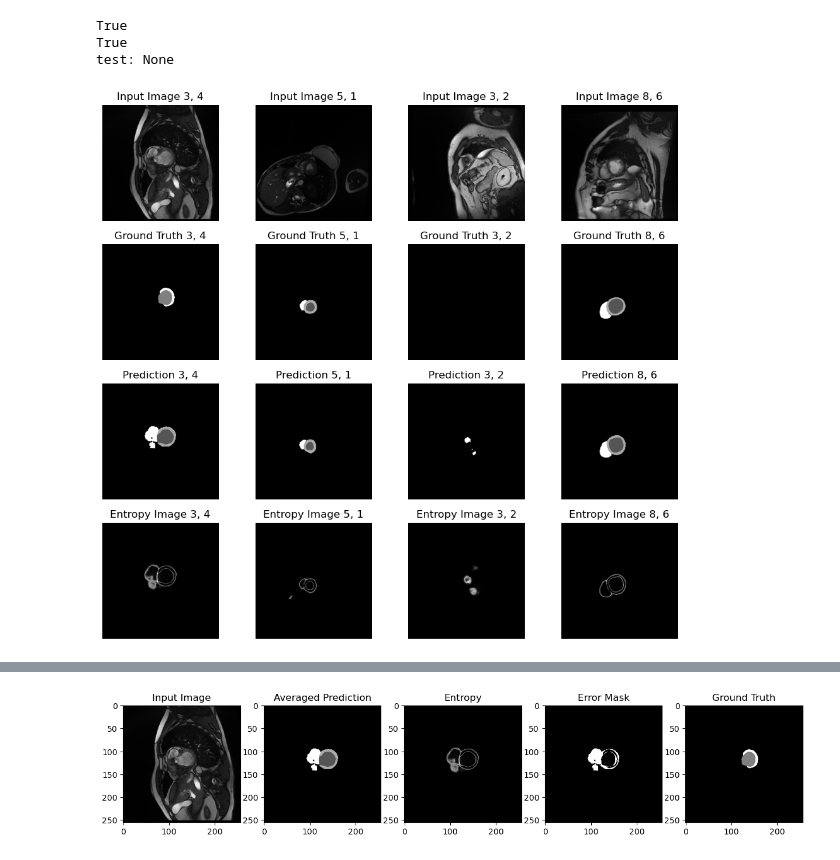
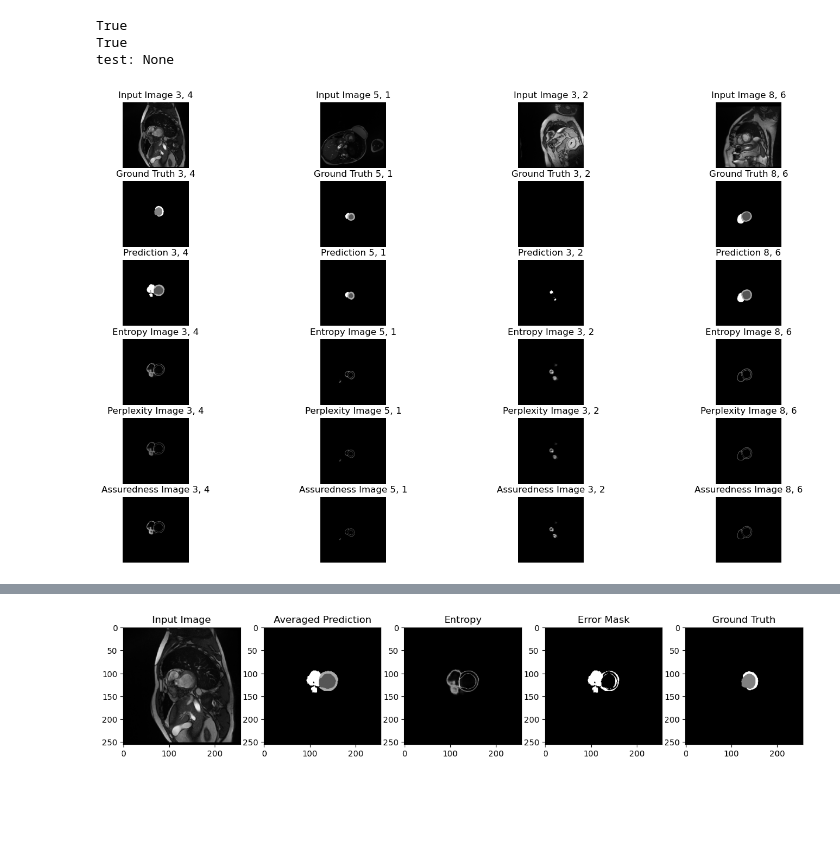
Before and after one commit to youssefshawki9/uncertainty-interactive-visualization-backend, a Jupyter notebook: src/notebooks/lab_draft.ipynb, the cells around one changed output, grey strips where cells are left out. Saved outputs shown, nothing was run; the diff lists cells and outputs as text; code cells hidden in the pictures; blank space fills up the shorter version.

Commit message:
Added Perplexity and [1-max(prob)] aka. 'Assuredness'

```diff
--- a/src/notebooks/lab_draft.ipynb
+++ b/src/notebooks/lab_draft.ipynb
@@ -231,6 +231,7 @@ test_loader = datamodule.test_dataloader()
 #Keyword to find this: GETIMAGES
 
 from collections import defaultdict
+import numpy as np
 
 image_indices = [(3,4),(5,1),(3,2),(8,6)]
 
@@ -245,42 +246,53 @@ model = model.cuda() #move model to gpu
 model.eval() #set to eval mode. disables dropout layers too.
 softmax = torch.nn.Softmax(dim=1)
 
-position, batch_index, image_index, input_image, target_image, prediction_image, entropy_image = [],[],[],[],[],[],[]
+position, batch_index, image_index, input_image, target_image, prediction_image, entropy_image, perplexity_image, assuredness_image = [],[],[],[],[],[],[],[],[]
 for i,batch in enumerate(dataloader):
     if i in indices.keys():
         images = batch["input"].cuda()
         for im_idx in indices[i]:
             position.append(image_indices.index((i,im_idx))) #Helper column for custom ordering
             batch_index.append(i)
             image_index.append(im_idx)
             input_image.append(batch["input"][im_idx].squeeze().numpy())
             target_image.append(batch["target"][im_idx].squeeze().numpy())
 
+
             with torch.no_grad():
                 pred = model(images[im_idx:im_idx+1])
                 prob = softmax(pred)
-                prediction_image.append(prob.argmax(dim=1).squeeze().cpu().numpy())
+                highest_class_prob = torch.max(prob,dim=1)
+            prediction_image.append(highest_class_prob.indices.squeeze().cpu().numpy())
             entropy = Categorical(prob.moveaxis(1,3)).entropy()
             entropy_image.append(entropy.squeeze().cpu().numpy())
+            perplexity = Categorical(prob.moveaxis(1,3)).perplexity()
+            perplexity_image.append(perplexity.squeeze().cpu().numpy())
+            assuredness_image.append(1 - highest_class_prob.values.squeeze().cpu().numpy())
 
-data = zip(position, batch_index, image_index, input_image, target_image, prediction_image, entropy_image)
-images_df = pd.DataFrame(data, index=position, columns=["position", "batch_index", "image_index", "input_image", "target_image", "prediction_image", "entropy_image"]).sort_index()
+data = zip(position, batch_index, image_index, input_image, target_image, prediction_image, entropy_image, perplexity_image, assuredness_image)
+images_df = pd.DataFrame(data, index=position,
+                         columns=["position", "batch_index", "image_index", "input_image", "target_image", "prediction_image", "entropy_image", "perplexity_image", "assuredness_image"]).sort_index()
 
-fig, ax = plt.subplots(4, len(image_indices), figsize=(12, 11))
+fig, ax = plt.subplots(6, len(image_indices), figsize=(18, 11))
 for i in range(len(image_indices)):
     ax[0][i].imshow(images_df["input_image"][i], cmap='gray')
     ax[0][i].set_title(f'Input Image {images_df["batch_index"][i]}, {images_df["image_index"][i]}')
     ax[1][i].imshow(images_df["target_image"][i], cmap='gray')
     ax[1][i].set_title(f'Ground Truth {images_df["batch_index"][i]}, {images_df["image_index"][i]}')
     ax[2][i].imshow(images_df["prediction_image"][i], cmap='gray')
     ax[2][i].set_title(f'Prediction {images_df["batch_index"][i]}, {images_df["image_index"][i]}')
     ax[3][i].imshow(images_df["entropy_image"][i], cmap='gray')
     ax[3][i].set_title(f'Entropy Image {images_df["batch_index"][i]}, {images_df["image_index"][i]}')
+    ax[4][i].imshow(images_df["perplexity_image"][i], cmap='gray')
+    ax[4][i].set_title(f'Perplexity Image {images_df["batch_index"][i]}, {images_df["image_index"][i]}')
+    ax[5][i].imshow(images_df["assuredness_image"][i], cmap='gray')
+    ax[5][i].set_title(f'Assuredness Image {images_df["batch_index"][i]}, {images_df["image_index"][i]}')
+
 for a in ax.ravel():
     a.set_axis_off()
 plt.show()
 # %% [output]
-[figure, old version]
+[figure, new version]
 # %%
 images_df
 # %% [output]
```
Also changed, not shown: 1 other file.
